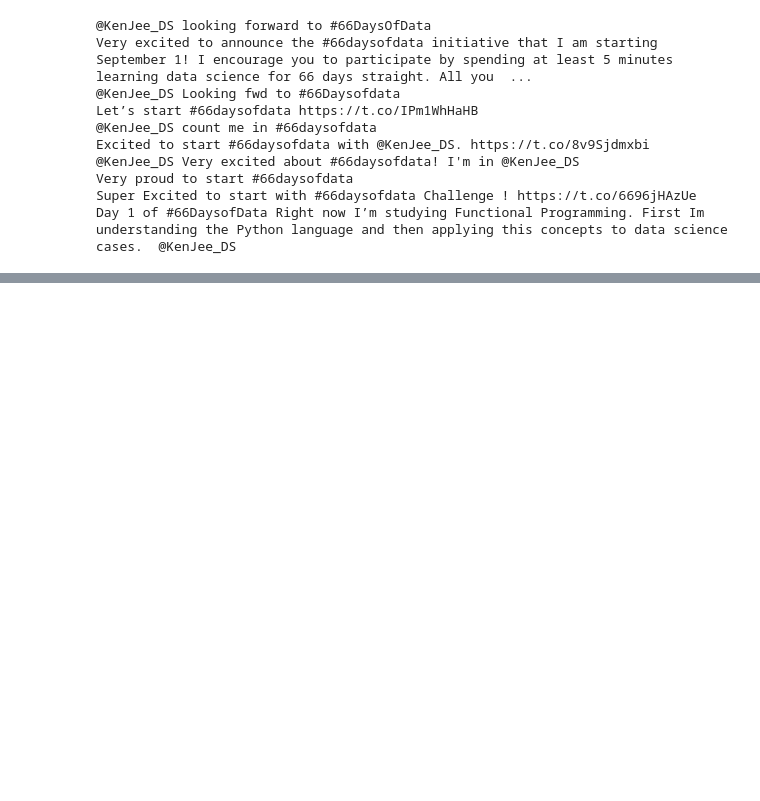
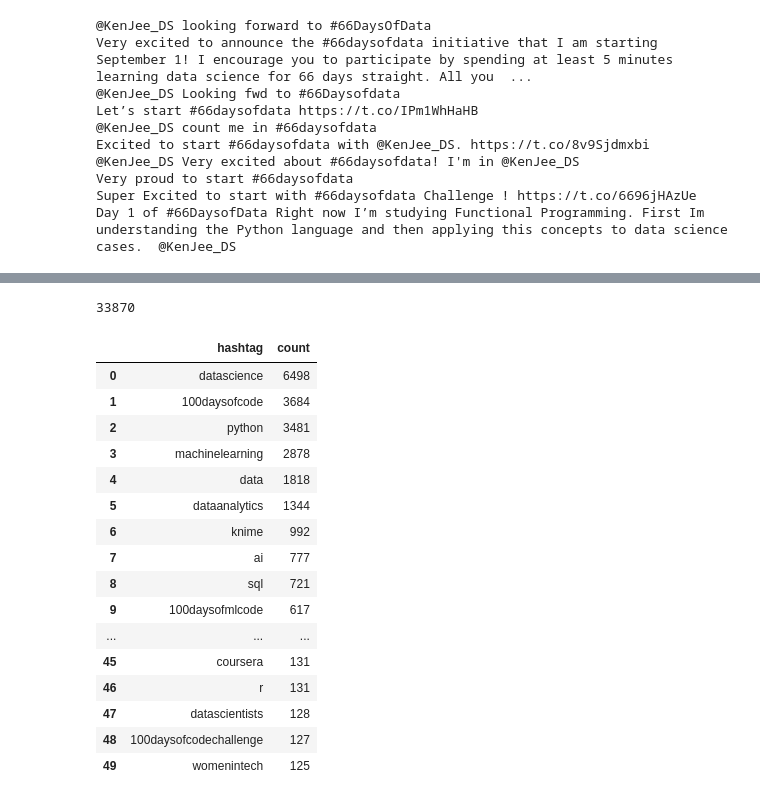
Before and after one commit to MarkusMueller-DS/66DaysofData-tweets, a Jupyter notebook: notebooks/Quantitative_Analysis.ipynb, the cells around one changed output, grey strips where cells are left out. Drawn from its saved outputs; the diff is of its cells as text; code cells hidden in the pictures; blank space fills up the shorter version.

Commit message:
added hashtag analysis

```diff
--- a/notebooks/Quantitative_Analysis.ipynb
+++ b/notebooks/Quantitative_Analysis.ipynb
@@ -282,0 +288,5 @@ Day 1 of #66DaysofData Right now I’m studying Functional Programming. First Im
+# %%
+# read Data
+PATH_DATA = "../data/final/tweets_66DaysofData.csv"
+df = pd.read_csv(PATH_DATA)
+df.info()
@@ -282,0 +308,17 @@ Day 1 of #66DaysofData Right now I’m studying Functional Programming. First Im
+# %%
+def find_hashtags(df: pd.DataFrame):
+    hashtag_dict = {}
+    for txt in df["full_text"].values:
+        hashtags = re.findall(r"#(\w+)", txt)
+        for hashtag in hashtags:
+            hashtag_low = hashtag.lower()
+            if hashtag_low != '66daysofdata':
+                if hashtag_low in hashtag_dict:
+                    hashtag_dict[hashtag_low] += 1
+                else:
+                    hashtag_dict[hashtag_low] = 1
+    return hashtag_dict
+
+hashtags = find_hashtags(df)
+# %%
+hashtags_sorted = sorted(hashtags.items(), key=lambda x:x[1], reverse=True)
@@ -282,0 +349,26 @@ Day 1 of #66DaysofData Right now I’m studying Functional Programming. First Im
+# %%
+df_hashtags = pd.DataFrame.from_records(hashtags_sorted[:50], columns =['hashtag', 'count'])
+# %%
+df_hashtags['count'].sum()
+# %% [output]
+33870
+# %%
+df_hashtags
+# %% [output]
+|  | hashtag | count |
+| 0 | datascience | 6498 |
+| 1 | 100daysofcode | 3684 |
+| 2 | python | 3481 |
+| 3 | machinelearning | 2878 |
+| 4 | data | 1818 |
+| 5 | dataanalytics | 1344 |
+| 6 | knime | 992 |
+| 7 | ai | 777 |
+| 8 | sql | 721 |
+| 9 | 100daysofmlcode | 617 |
+| ... | ... | ... |
+| 45 | coursera | 131 |
+| 46 | r | 131 |
+| 47 | datascientists | 128 |
+| 48 | 100daysofcodechallenge | 127 |
+| 49 | womenintech | 125 |
```
Also changed, not shown: parts of 5 cells of this notebook.
